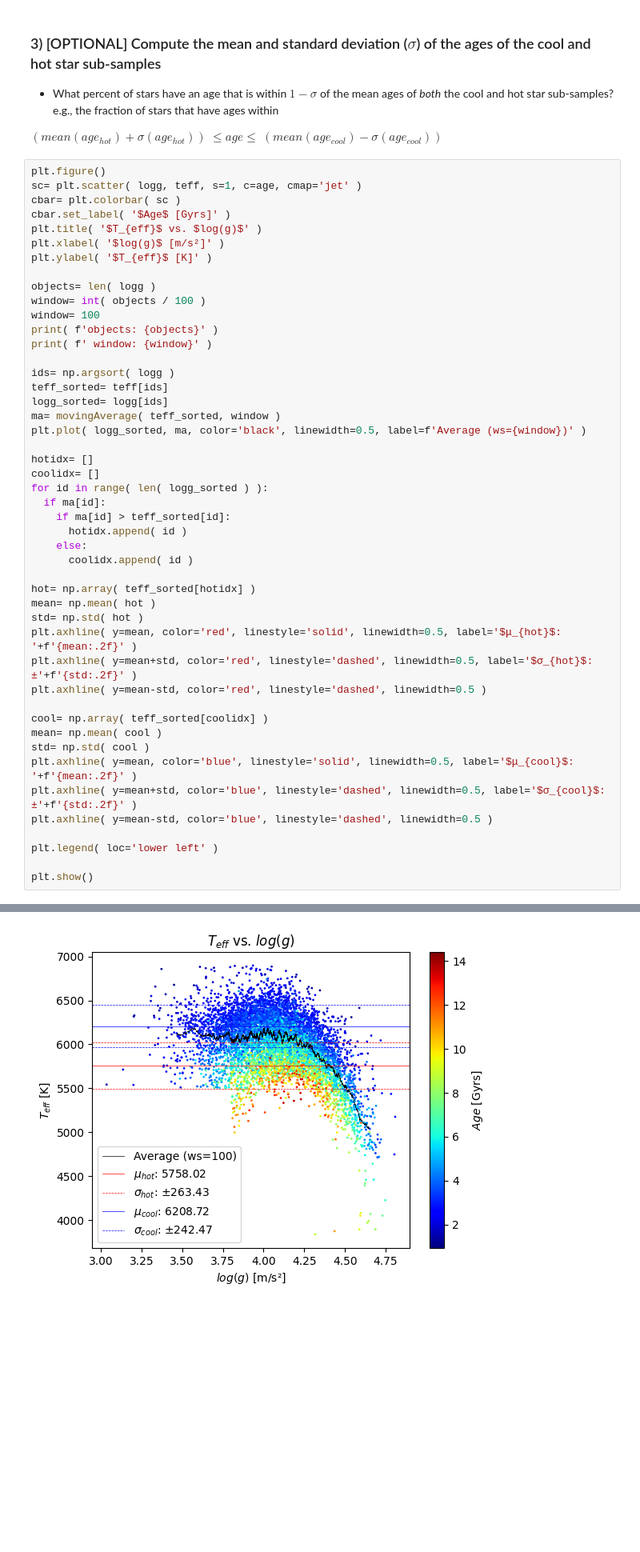
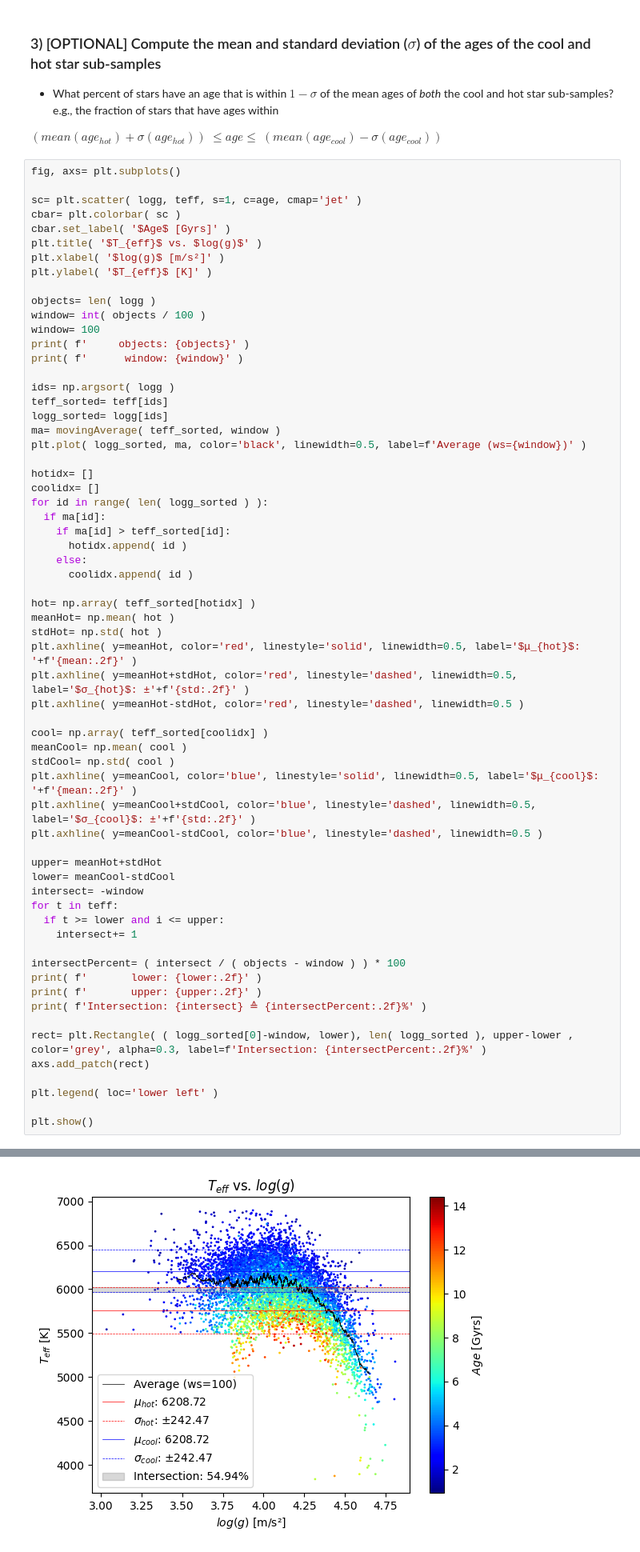
Before and after one commit to ThomasSchallar/NUM, a Jupyter notebook: Exercise Sheet 2.ipynb, the cells around one changed output, grey strips where cells are left out. Shown: that part at 80% size. Drawn from its saved outputs; the diff is of its cells as text; blank space fills up the shorter version.

```diff
--- a/Exercise Sheet 2.ipynb
+++ b/Exercise Sheet 2.ipynb
@@ -124,7 +124,8 @@ objects: 7066
 
 $(mean(age_{hot}) +\sigma(age_{hot}))$ $\leq age \leq$ $(mean(age_{cool}) -\sigma(age_{cool}))$
 # %%
-plt.figure()
+fig, axs= plt.subplots()
+
 sc= plt.scatter( logg, teff, s=1, c=age, cmap='jet' )
 cbar= plt.colorbar( sc )
 cbar.set_label( '$Age$ [Gyrs]' )
@@ -135,8 +136,8 @@ plt.ylabel( '$T_{eff}$ [K]' )
 objects= len( logg )
 window= int( objects / 100 )
 window= 100
-print( f'objects: {objects}' )
-print( f' window: {window}' )
+print( f'     objects: {objects}' )
+print( f'      window: {window}' )
 
 ids= np.argsort( logg )
 teff_sorted= teff[ids]
@@ -154,18 +155,33 @@ for id in range( len( logg_sorted ) ):
       coolidx.append( id )
 
 hot= np.array( teff_sorted[hotidx] )
-mean= np.mean( hot )
-std= np.std( hot )
-plt.axhline( y=mean, color='red', linestyle='solid', linewidth=0.5, label='$μ_{hot}$: '+f'{mean:.2f}' )
-plt.axhline( y=mean+std, color='red', linestyle='dashed', linewidth=0.5, label='$σ_{hot}$: ±'+f'{std:.2f}' )
-plt.axhline( y=mean-std, color='red', linestyle='dashed', linewidth=0.5 )
+meanHot= np.mean( hot )
+stdHot= np.std( hot )
+plt.axhline( y=meanHot, color='red', linestyle='solid', linewidth=0.5, label='$μ_{hot}$: '+f'{mean:.2f}' )
+plt.axhline( y=meanHot+stdHot, color='red', linestyle='dashed', linewidth=0.5, label='$σ_{hot}$: ±'+f'{std:.2f}' )
+plt.axhline( y=meanHot-stdHot, color='red', linestyle='dashed', linewidth=0.5 )
 
 cool= np.array( teff_sorted[coolidx] )
-mean= np.mean( cool )
-std= np.std( cool )
-plt.axhline( y=mean, color='blue', linestyle='solid', linewidth=0.5, label='$μ_{cool}$: '+f'{mean:.2f}' )
-plt.axhline( y=mean+std, color='blue', linestyle='dashed', linewidth=0.5, label='$σ_{cool}$: ±'+f'{std:.2f}' )
-plt.axhline( y=mean-std, color='blue', linestyle='dashed', linewidth=0.5 )
+meanCool= np.mean( cool )
+stdCool= np.std( cool )
+plt.axhline( y=meanCool, color='blue', linestyle='solid', linewidth=0.5, label='$μ_{cool}$: '+f'{mean:.2f}' )
+plt.axhline( y=meanCool+stdCool, color='blue', linestyle='dashed', linewidth=0.5, label='$σ_{cool}$: ±'+f'{std:.2f}' )
+plt.axhline( y=meanCool-stdCool, color='blue', linestyle='dashed', linewidth=0.5 )
+
+upper= meanHot+stdHot
+lower= meanCool-stdCool
+intersect= -window
+for t in teff:
+  if t >= lower and i <= upper:
+    intersect+= 1
+
+intersectPercent= ( intersect / ( objects - window ) ) * 100
+print( f'       lower: {lower:.2f}' )
+print( f'       upper: {upper:.2f}' )
+print( f'Intersection: {intersect} ≙ {intersectPercent:.2f}%' )
+
+rect= plt.Rectangle( ( logg_sorted[0]-window, lower), len( logg_sorted ), upper-lower , color='grey', alpha=0.3, label=f'Intersection: {intersectPercent:.2f}%' )
+axs.add_patch(rect)
 
 plt.legend( loc='lower left' )
 
@@ -176,4 +195,4 @@ objects: 7066
-[figure, old version]
+[figure, new version]
 # %% [markdown]
 ### 4) Create two versions of a *weighted* 2D density distribution of the sample of stars in the plane of **[Fe/H]** as a function of **age**:
 * a) One where the density distribution is weighted by the mass of the stars
```
Also changed, not shown: parts of 2 cells of this notebook.
